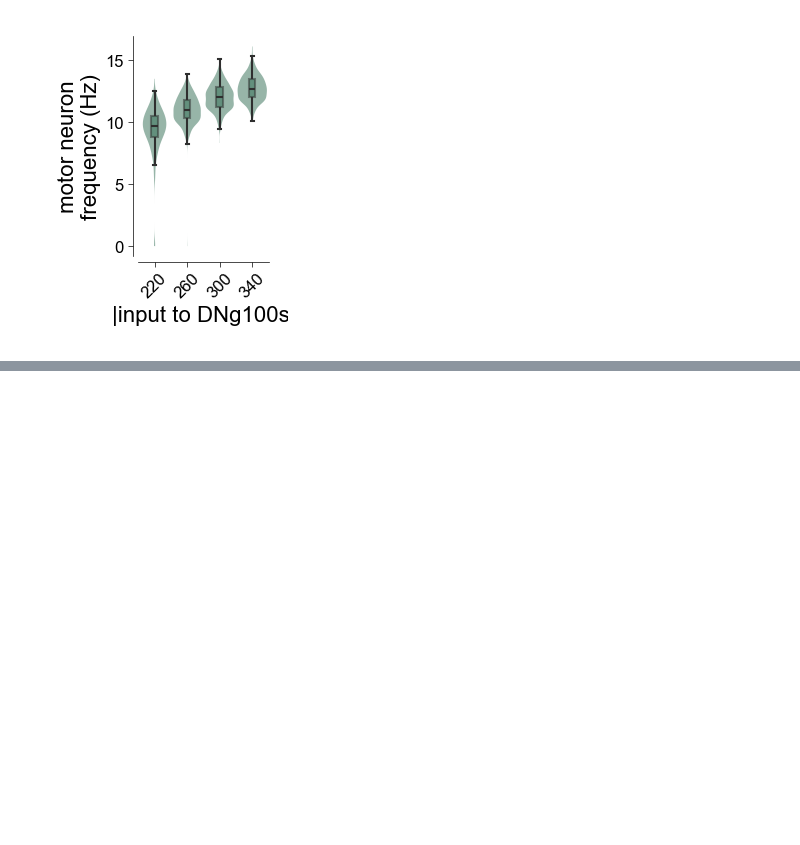
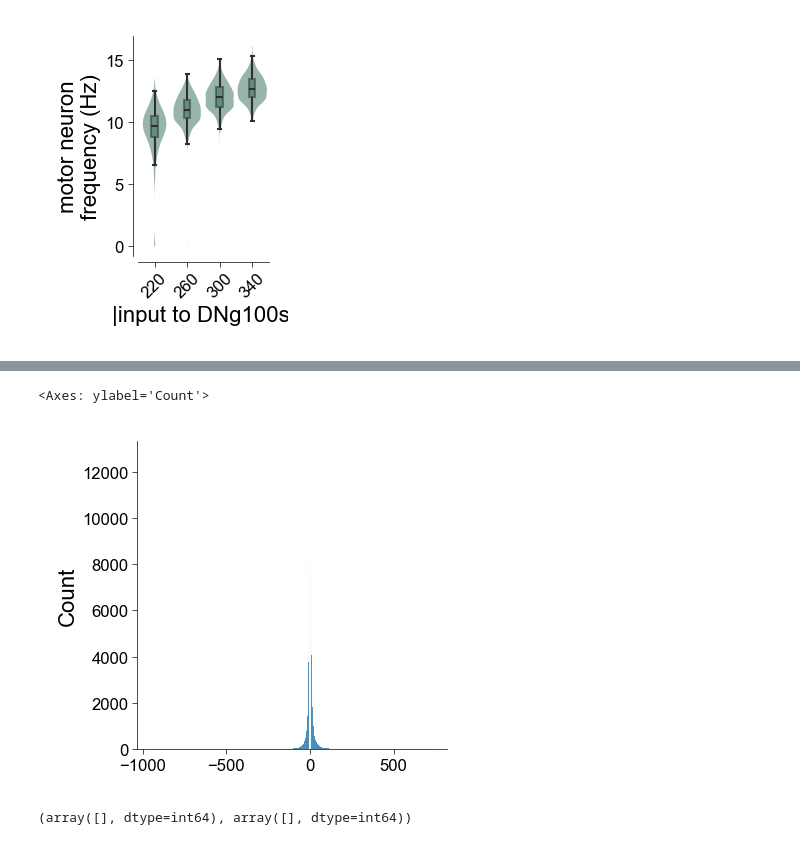
Before and after one commit to smpuglie/Pugliese_cpg_2025, a Jupyter notebook: notebooks/Figure 2.ipynb, the cells around one changed output, grey strips where cells are left out. Drawn from its saved outputs; the diff is of its cells as text; code cells hidden in the pictures; blank space fills up the shorter version.

```diff
--- a/notebooks/Figure 2.ipynb
+++ b/notebooks/Figure 2.ipynb
@@ -665,0 +805,9 @@ plt.show()
+# %%
+sns.histplot((W*noise + (W / W * W)).flatten())
+# %% [output]
+<Axes: ylabel='Count'>
+[figure, added]
+# %%
+np.where((np.sign(W) - np.sign(W*noise + W))!=0)
+# %% [output]
+(array([], dtype=int64), array([], dtype=int64))
```
Also changed, not shown: parts of 13 cells of this notebook.
